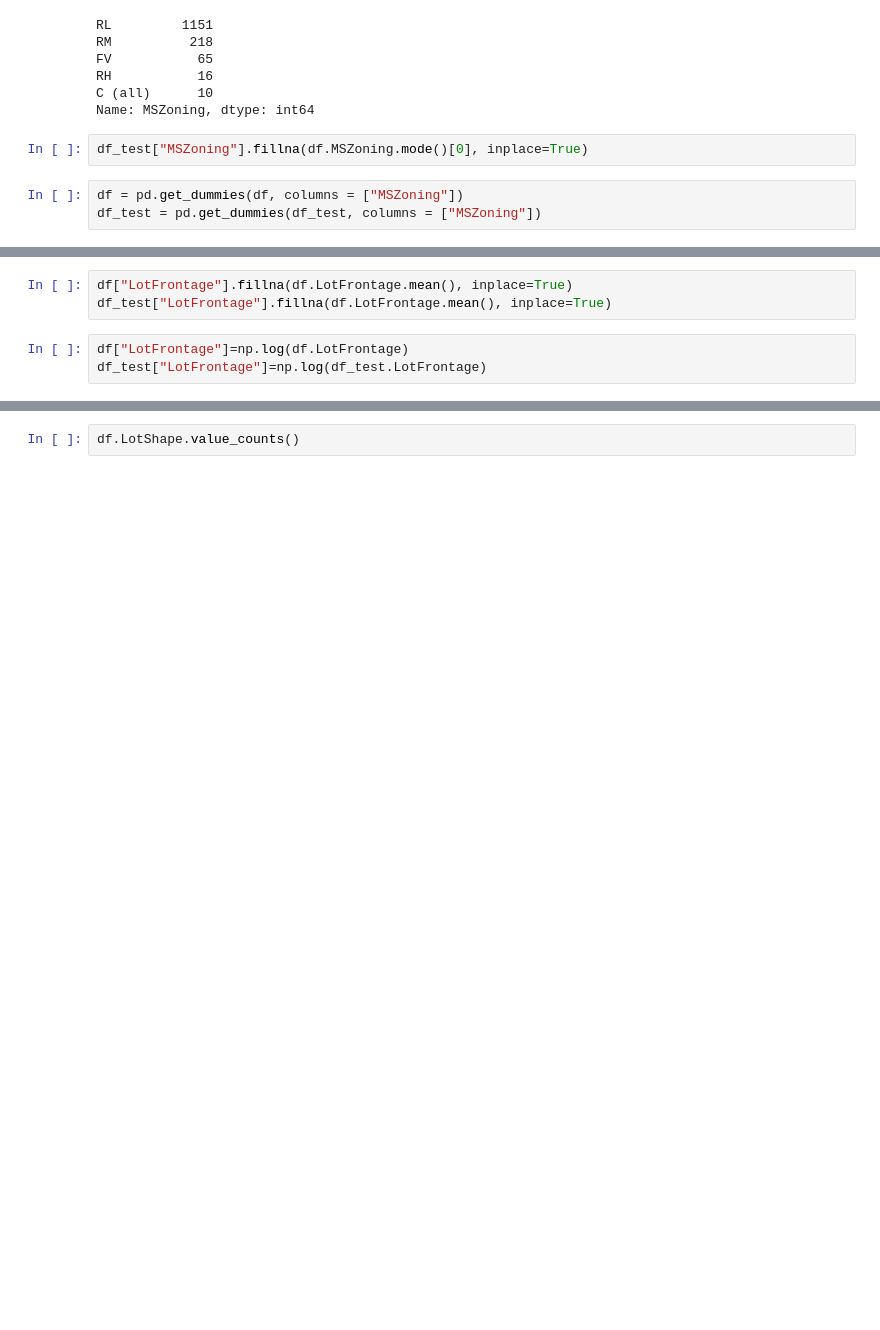
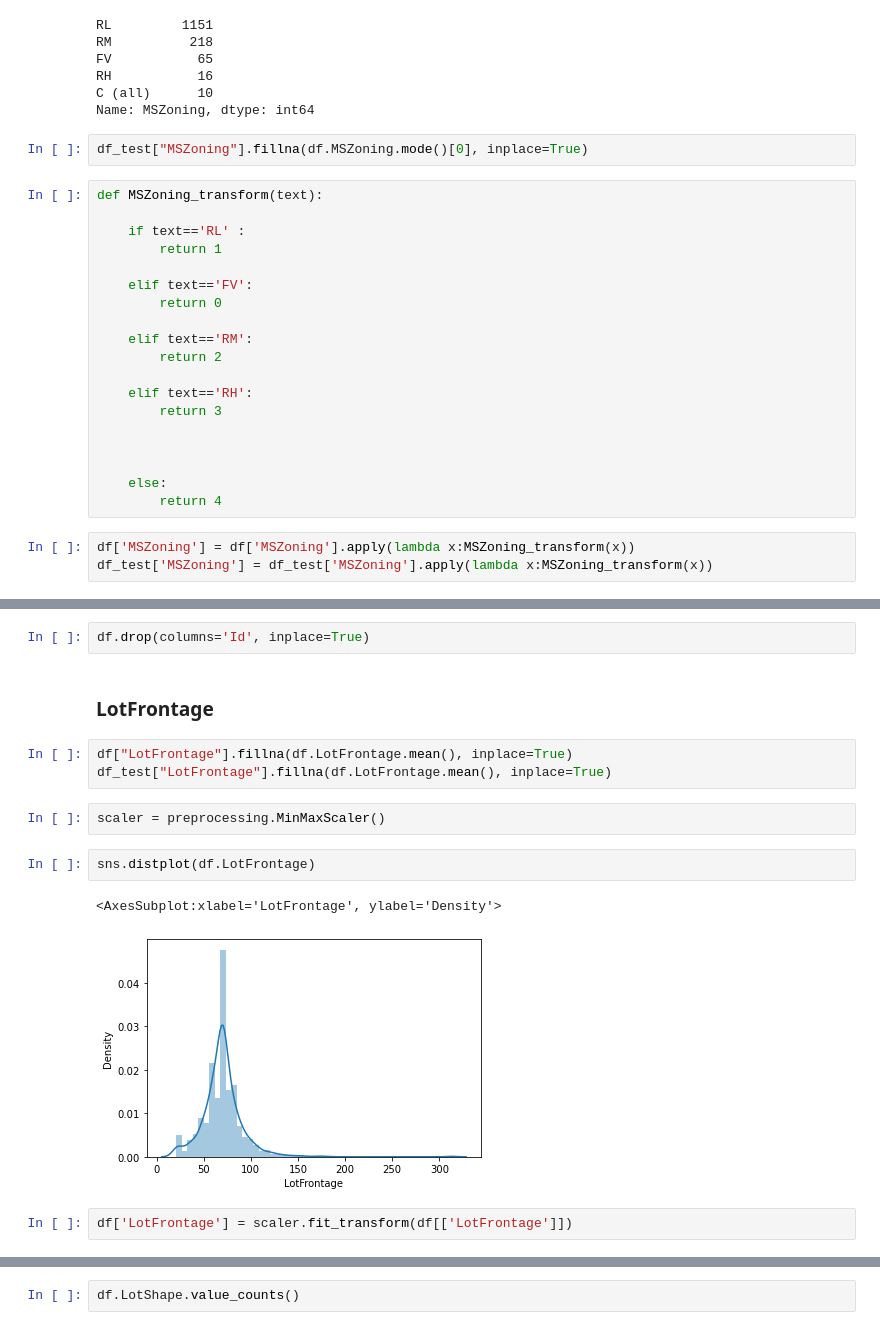
Before and after one commit to marbc3/House-Price-Prediction, a Jupyter notebook: House Price Prediction.ipynb, the cells around one changed output, grey strips where cells are left out. Cells and saved outputs as stored; diff of their text form; blank space fills up the shorter version.

```diff
--- a/House Price Prediction.ipynb
+++ b/House Price Prediction.ipynb
@@ -193,6 +137,25 @@ C (all)      10
 Name: MSZoning, dtype: int64
 # %%
 df_test["MSZoning"].fillna(df.MSZoning.mode()[0], inplace=True)
+# %%
+def MSZoning_transform(text):
+
+    if text=='RL' :
+        return 1
+
+    elif text=='FV':
+        return 0
+
+    elif text=='RM':
+        return 2
+
+    elif text=='RH':
+        return 3
+
+
+
+    else:
+        return 4
 # %%
-df = pd.get_dummies(df, columns = ["MSZoning"])
-df_test = pd.get_dummies(df_test, columns = ["MSZoning"])
+df['MSZoning'] = df['MSZoning'].apply(lambda x:MSZoning_transform(x))
+df_test['MSZoning'] = df_test['MSZoning'].apply(lambda x:MSZoning_transform(x))
@@ -204,6 +162,16 @@ sns.distplot(np.log(df.LotFrontage))
+# %%
+df.drop(columns='Id', inplace=True)
+# %% [markdown]
+### LotFrontage
 # %%
 df["LotFrontage"].fillna(df.LotFrontage.mean(), inplace=True)
 df_test["LotFrontage"].fillna(df.LotFrontage.mean(), inplace=True)
-# %%
-df["LotFrontage"]=np.log(df.LotFrontage)
-df_test["LotFrontage"]=np.log(df_test.LotFrontage)
+# %%
+scaler = preprocessing.MinMaxScaler()
+# %%
+sns.distplot(df.LotFrontage)
+# %% [output]
+<AxesSubplot:xlabel='LotFrontage', ylabel='Density'>
+[figure, added]
+# %%
+df['LotFrontage'] = scaler.fit_transform(df[['LotFrontage']])
```
Also changed, not shown: parts of 46 cells of this notebook.
